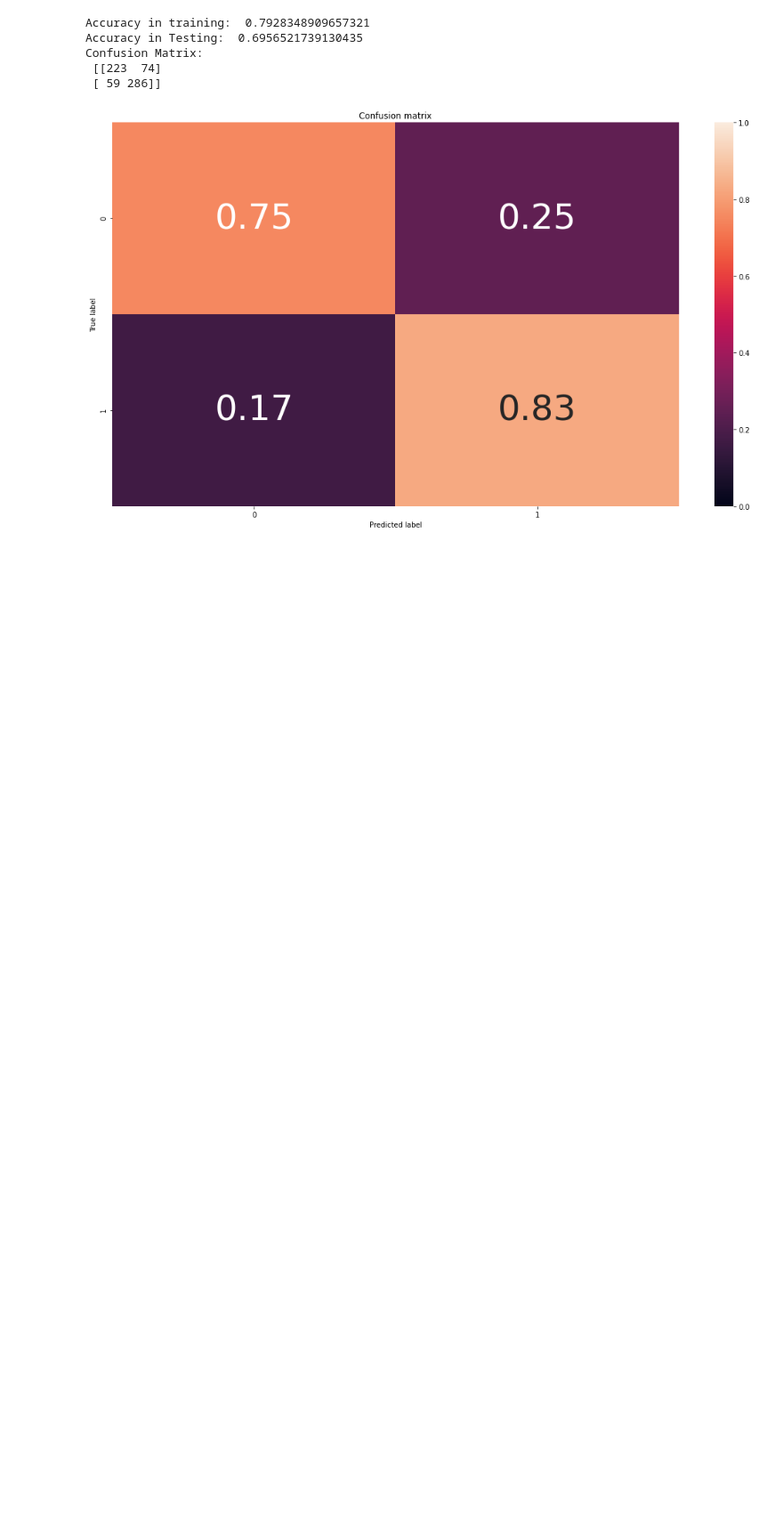
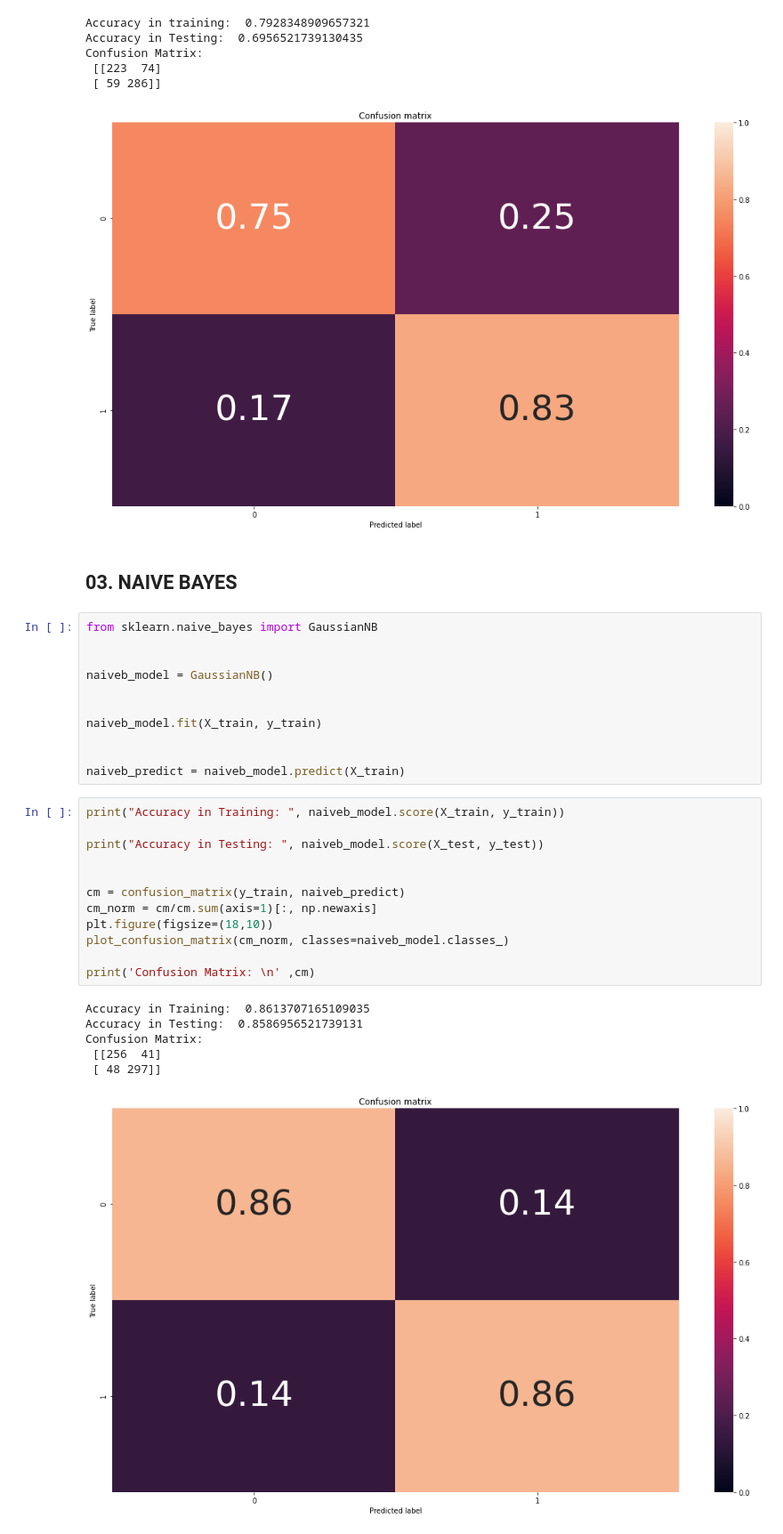
Before and after one commit to salamzakeer/ML_Assignment2_IT19046426_IT19019178_IT19038438_IT19119618, a Jupyter notebook: heart_decease_prediction.ipynb, the cells around one changed output. Shown at 89% size. Cells and saved outputs as stored; diff of their text form; blank space fills up the shorter version.

Commit message:
NAIVE BAYES model

```diff
--- a/heart_decease_prediction.ipynb
+++ b/heart_decease_prediction.ipynb
@@ -325,3 +325,35 @@ Confusion Matrix:
  [[223  74]
  [ 59 286]]
 [figure]
+# %% [markdown]
+## 03. NAIVE BAYES
+# %%
+from sklearn.naive_bayes import GaussianNB
+
+
+naiveb_model = GaussianNB()
+
+
+naiveb_model.fit(X_train, y_train)
+
+
+naiveb_predict = naiveb_model.predict(X_train)
+# %%
+print("Accuracy in Training: ", naiveb_model.score(X_train, y_train))
+
+print("Accuracy in Testing: ", naiveb_model.score(X_test, y_test))
+
+
+cm = confusion_matrix(y_train, naiveb_predict)
+cm_norm = cm/cm.sum(axis=1)[:, np.newaxis]
+plt.figure(figsize=(18,10))
+plot_confusion_matrix(cm_norm, classes=naiveb_model.classes_)
+
+print('Confusion Matrix: \n' ,cm)
+# %% [output]
+Accuracy in Training:  0.8613707165109035
+Accuracy in Testing:  0.8586956521739131
+Confusion Matrix:
+ [[256  41]
+ [ 48 297]]
+[figure, added]
```
